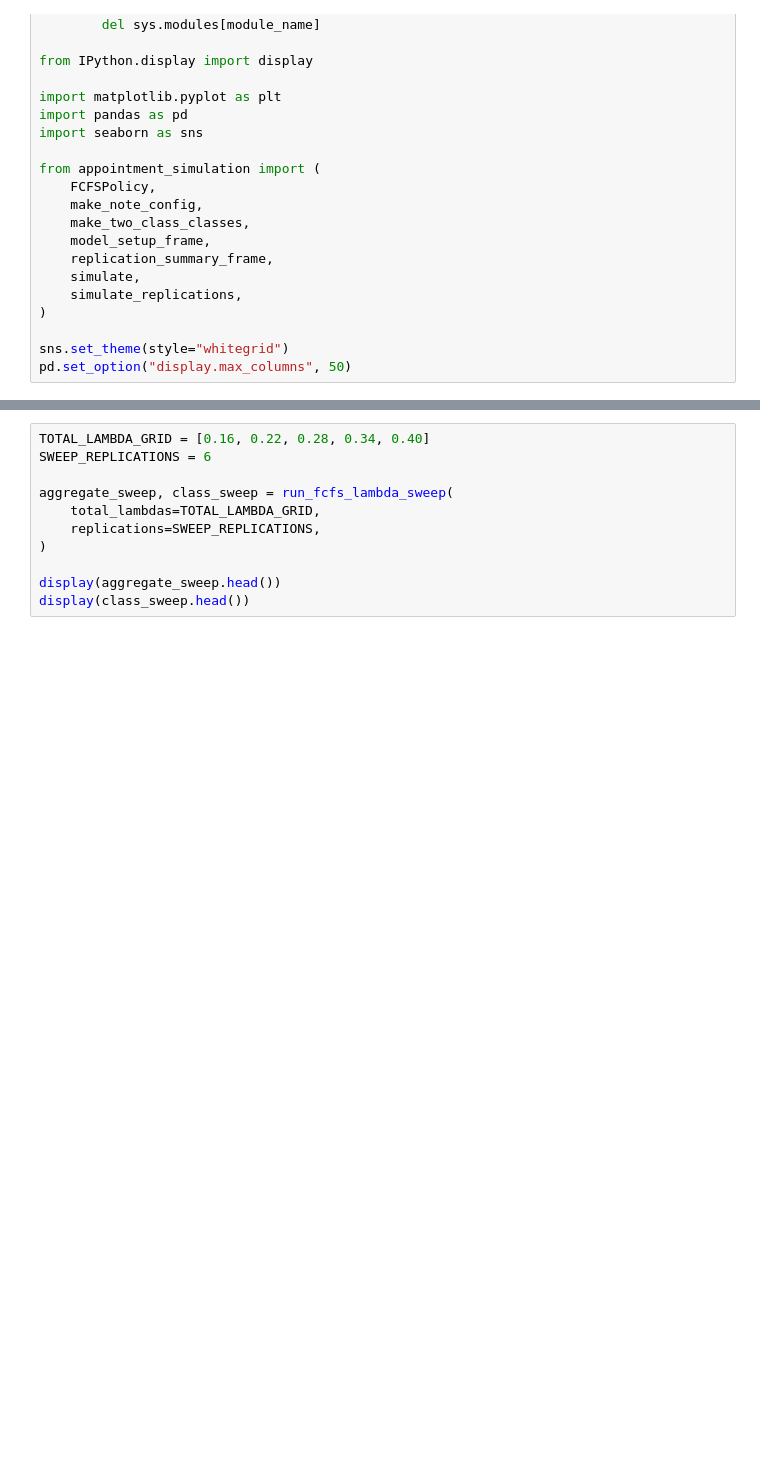
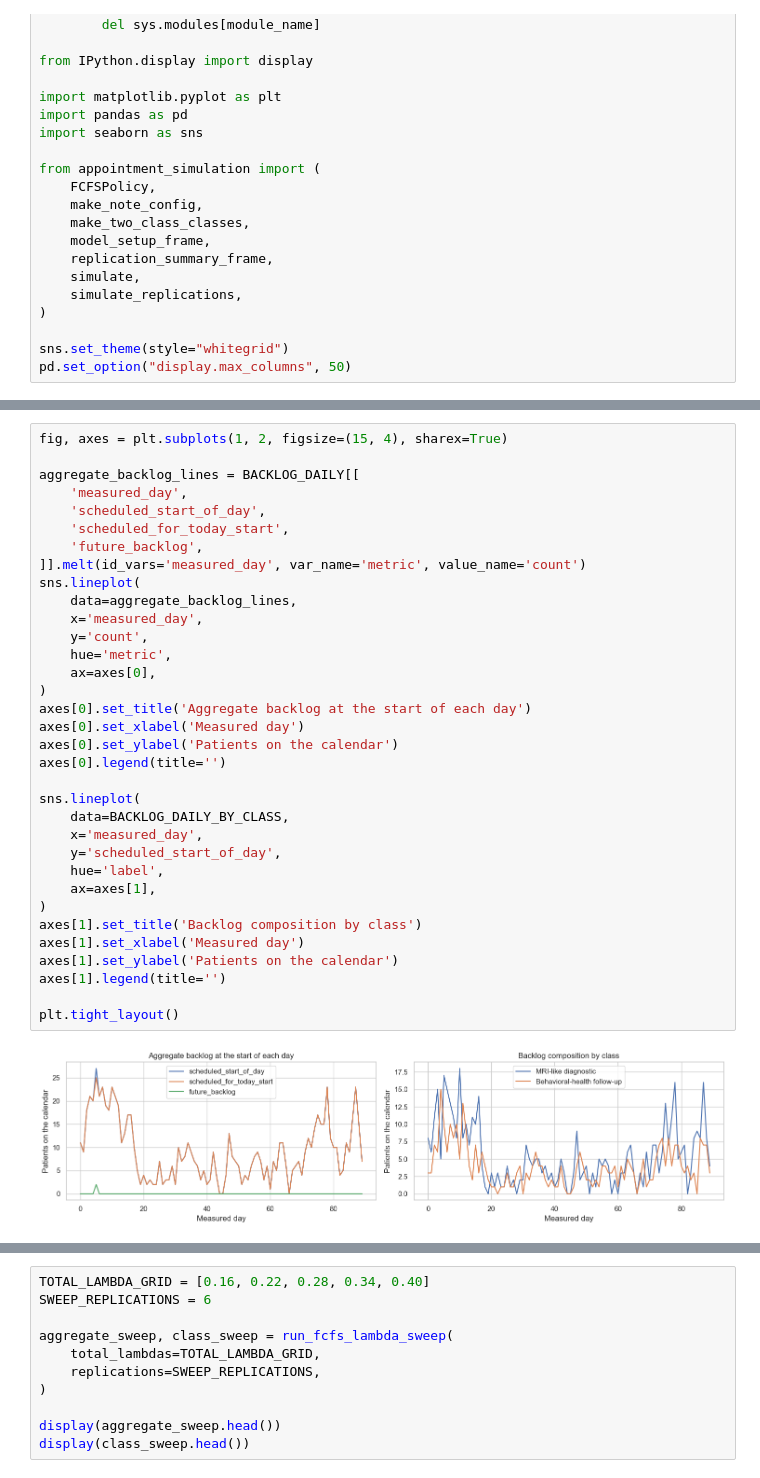
Before and after one commit to alexandre-sdd/research_cuimc_queuing, a Jupyter notebook: Notebooks/simulation.ipynb, the cells around one changed output, grey strips where cells are left out. Drawn from its saved outputs; the diff is of its cells as text; blank space fills up the shorter version.

```diff
--- a/Notebooks/simulation.ipynb
+++ b/Notebooks/simulation.ipynb
@@ -318,0 +408,36 @@ plt.tight_layout()
+# %%
+fig, axes = plt.subplots(1, 2, figsize=(15, 4), sharex=True)
+
+aggregate_backlog_lines = BACKLOG_DAILY[[
+    'measured_day',
+    'scheduled_start_of_day',
+    'scheduled_for_today_start',
+    'future_backlog',
+]].melt(id_vars='measured_day', var_name='metric', value_name='count')
+sns.lineplot(
+    data=aggregate_backlog_lines,
+    x='measured_day',
+    y='count',
+    hue='metric',
+    ax=axes[0],
+)
+axes[0].set_title('Aggregate backlog at the start of each day')
+axes[0].set_xlabel('Measured day')
+axes[0].set_ylabel('Patients on the calendar')
+axes[0].legend(title='')
+
+sns.lineplot(
+    data=BACKLOG_DAILY_BY_CLASS,
+    x='measured_day',
+    y='scheduled_start_of_day',
+    hue='label',
+    ax=axes[1],
+)
+axes[1].set_title('Backlog composition by class')
+axes[1].set_xlabel('Measured day')
+axes[1].set_ylabel('Patients on the calendar')
+axes[1].legend(title='')
+
+plt.tight_layout()
+# %% [output]
+[figure, added]
```
Also changed, not shown: parts of 13 cells of this notebook, 1 other file.
